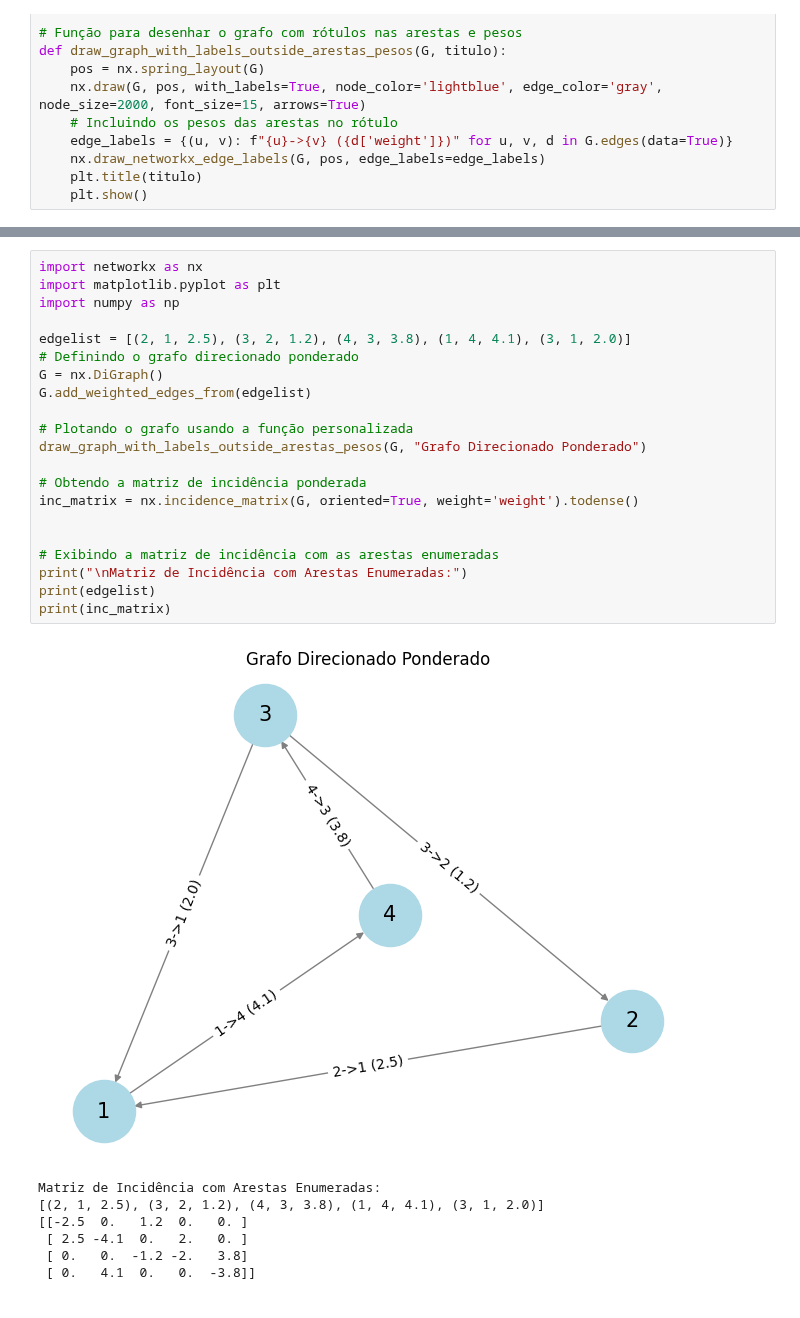
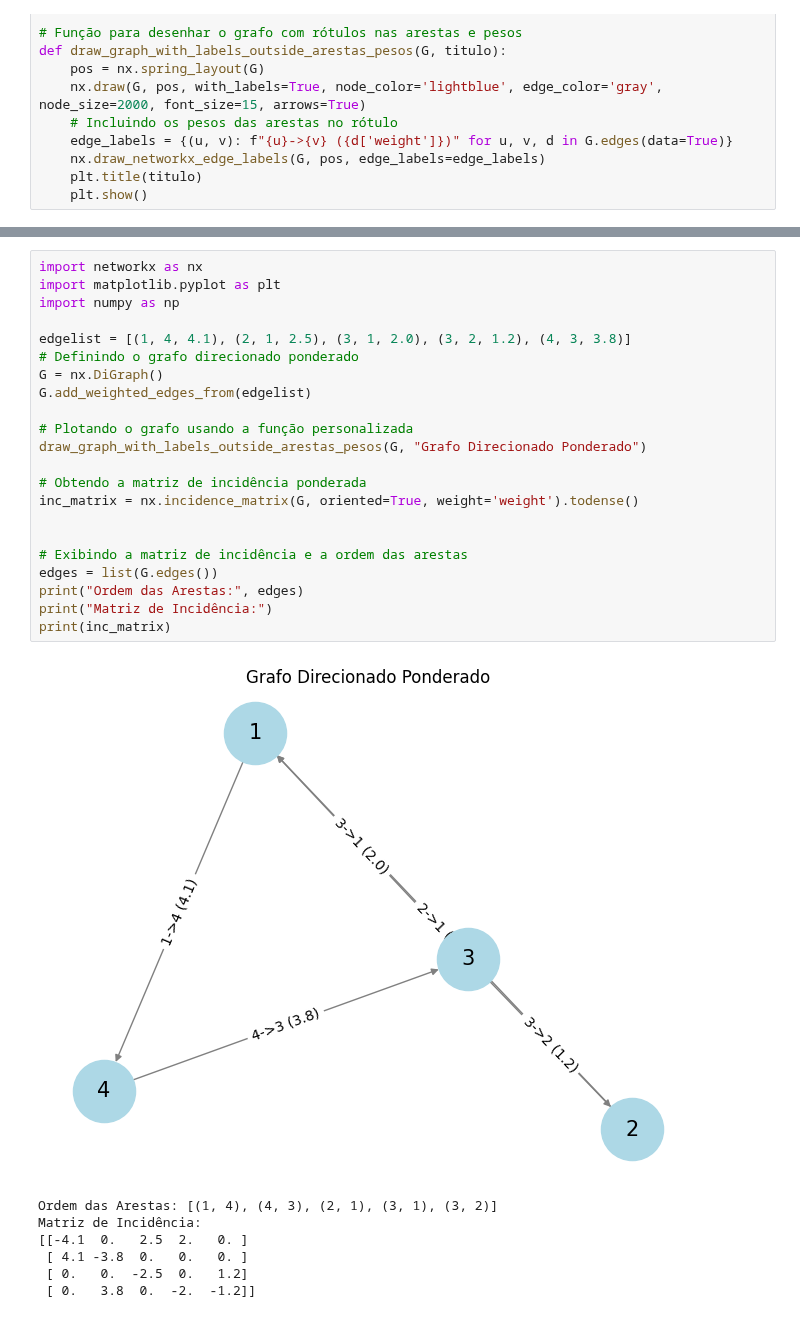
Before and after one commit to LeonardoVieiraGuimaraes/TeoriaGrafos, a Jupyter notebook: Aula03/RepresentacaoGrafoMatriz.ipynb, the cells around one changed output, grey strips where cells are left out. Saved outputs shown, nothing was run; the diff lists cells and outputs as text.

```diff
--- a/Aula03/RepresentacaoGrafoMatriz.ipynb
+++ b/Aula03/RepresentacaoGrafoMatriz.ipynb
@@ -262,29 +269,30 @@ Matriz de Incidência com Arestas Enumeradas:
 # %%
 import networkx as nx
 import matplotlib.pyplot as plt
 import numpy as np
 
-edgelist = [(2, 1, 2.5), (3, 2, 1.2), (4, 3, 3.8), (1, 4, 4.1), (3, 1, 2.0)]
+edgelist = [(1, 4, 4.1), (2, 1, 2.5), (3, 1, 2.0), (3, 2, 1.2), (4, 3, 3.8)]
 # Definindo o grafo direcionado ponderado
 G = nx.DiGraph()
 G.add_weighted_edges_from(edgelist)
 
 # Plotando o grafo usando a função personalizada
 draw_graph_with_labels_outside_arestas_pesos(G, "Grafo Direcionado Ponderado")
 
 # Obtendo a matriz de incidência ponderada
 inc_matrix = nx.incidence_matrix(G, oriented=True, weight='weight').todense()
 
 
-# Exibindo a matriz de incidência com as arestas enumeradas
-print("\nMatriz de Incidência com Arestas Enumeradas:")
-print(edgelist)
+# Exibindo a matriz de incidência e a ordem das arestas
+edges = list(G.edges())
+print("Ordem das Arestas:", edges)
+print("Matriz de Incidência:")
 print(inc_matrix)
 # %% [output]
-[figure, old version]
+[figure, new version]
-Matriz de Incidência com Arestas Enumeradas:
-[(2, 1, 2.5), (3, 2, 1.2), (4, 3, 3.8), (1, 4, 4.1), (3, 1, 2.0)]
-[[-2.5  0.   1.2  0.   0. ]
- [ 2.5 -4.1  0.   2.   0. ]
- [ 0.   0.  -1.2 -2.   3.8]
- [ 0.   4.1  0.   0.  -3.8]]
+Ordem das Arestas: [(1, 4), (4, 3), (2, 1), (3, 1), (3, 2)]
+Matriz de Incidência:
+[[-4.1  0.   2.5  2.   0. ]
+ [ 4.1 -3.8  0.   0.   0. ]
+ [ 0.   0.  -2.5  0.   1.2]
+ [ 0.   3.8  0.  -2.  -1.2]]
```
Also changed, not shown: parts of 6 cells of this notebook.
